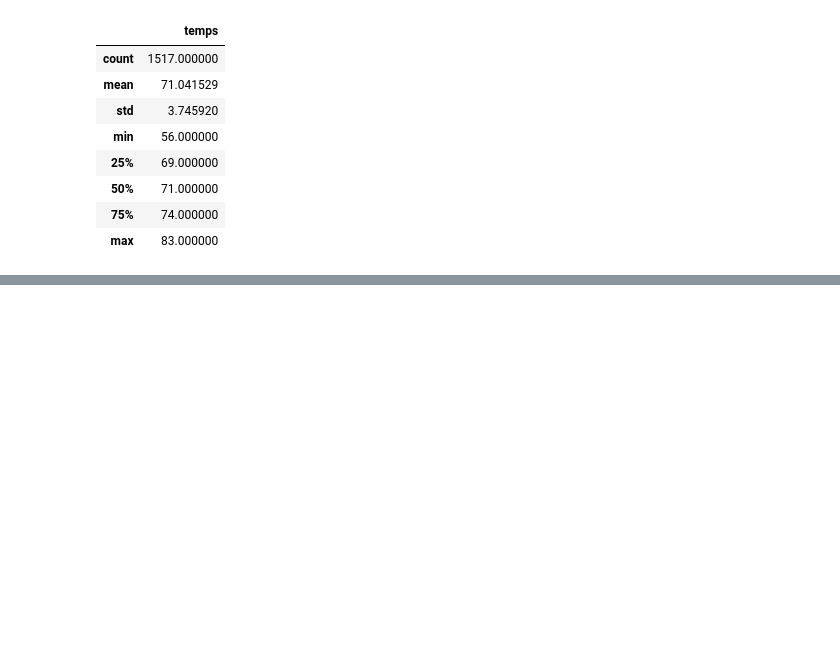
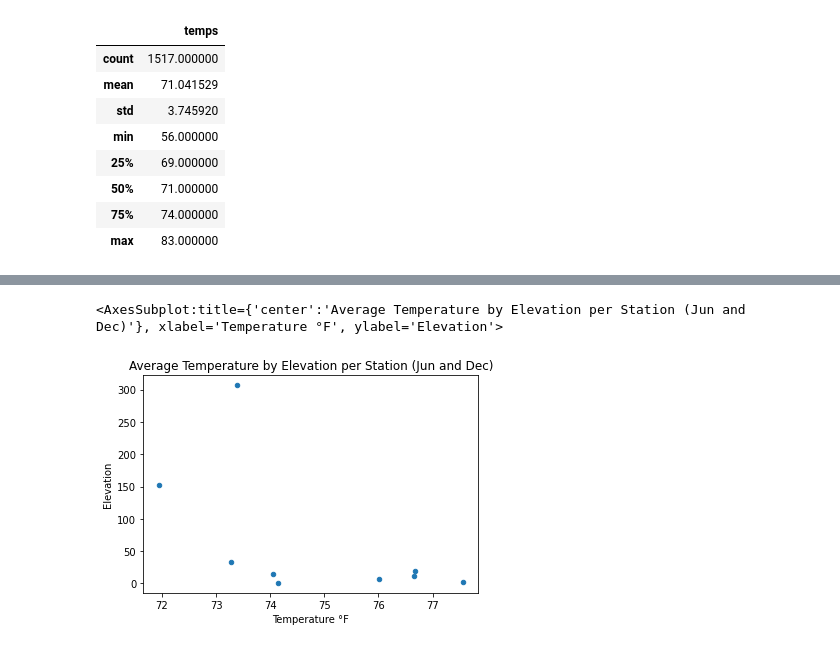
Before and after one commit to jzebker/surfs_up, a Jupyter notebook: SurfsUp_Challenge.ipynb, the cells around one changed output, grey strips where cells are left out. Drawn from its saved outputs; the diff is of its cells as text; code cells hidden in the pictures; blank space fills up the shorter version.

```diff
--- a/SurfsUp_Challenge.ipynb
+++ b/SurfsUp_Challenge.ipynb
@@ -83,0 +128,12 @@ df.describe()
+# %%
+results = session.query(Station.station, Station.elevation).all()
+# %%
+elevationsdf = pd.DataFrame(results, columns=['Station','Elevation'])
+# %%
+results = session.query(Measurement.station, Measurement.tobs).filter(extract('month', Measurement.date) == '06').all()
+jundf = pd.DataFrame(results, columns=['Station','Temps'])
+# %%
+# I DO NOT KNOW IF ELEVATION IS IN FEET OR METERS OR SOMETHING ELSE
+juntempelevdf = jundf.merge(elevationsdf, on='Station')
+juntempelevdf = juntempelevdf.groupby(by='Station').mean()
+juntempelevdf
@@ -83,0 +152,5 @@ df.describe()
+# %%
+juntempelevdf.plot(kind='scatter',x='Temps',y='Elevation',xlabel='Temperature °F',title='Average Temperature by Elevation per Station (Jun and Dec)')
+# %% [output]
+<AxesSubplot:title={'center':'Average Temperature by Elevation per Station (Jun and Dec)'}, xlabel='Temperature °F', ylabel='Elevation'>
+[figure, added]
```
Also changed, not shown: parts of 13 cells of this notebook, 5 other files.
